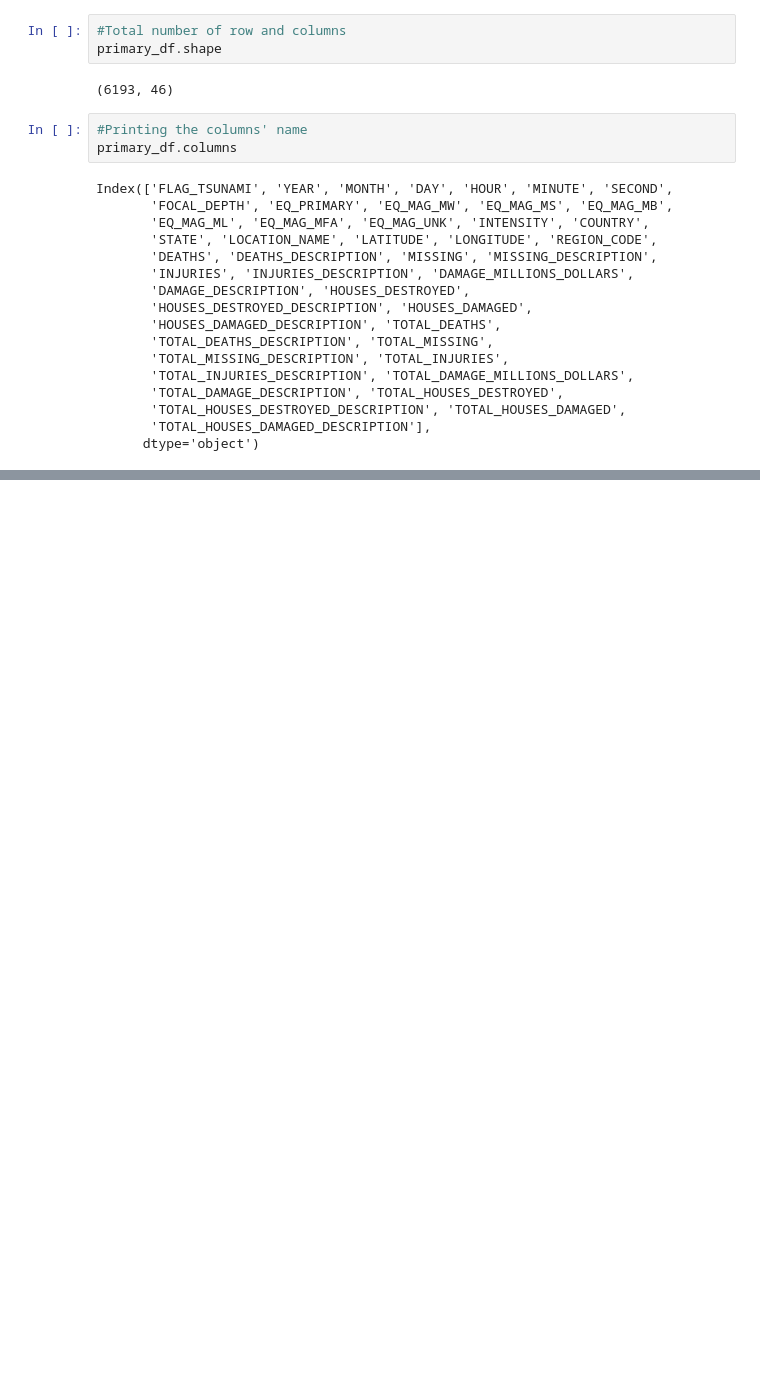
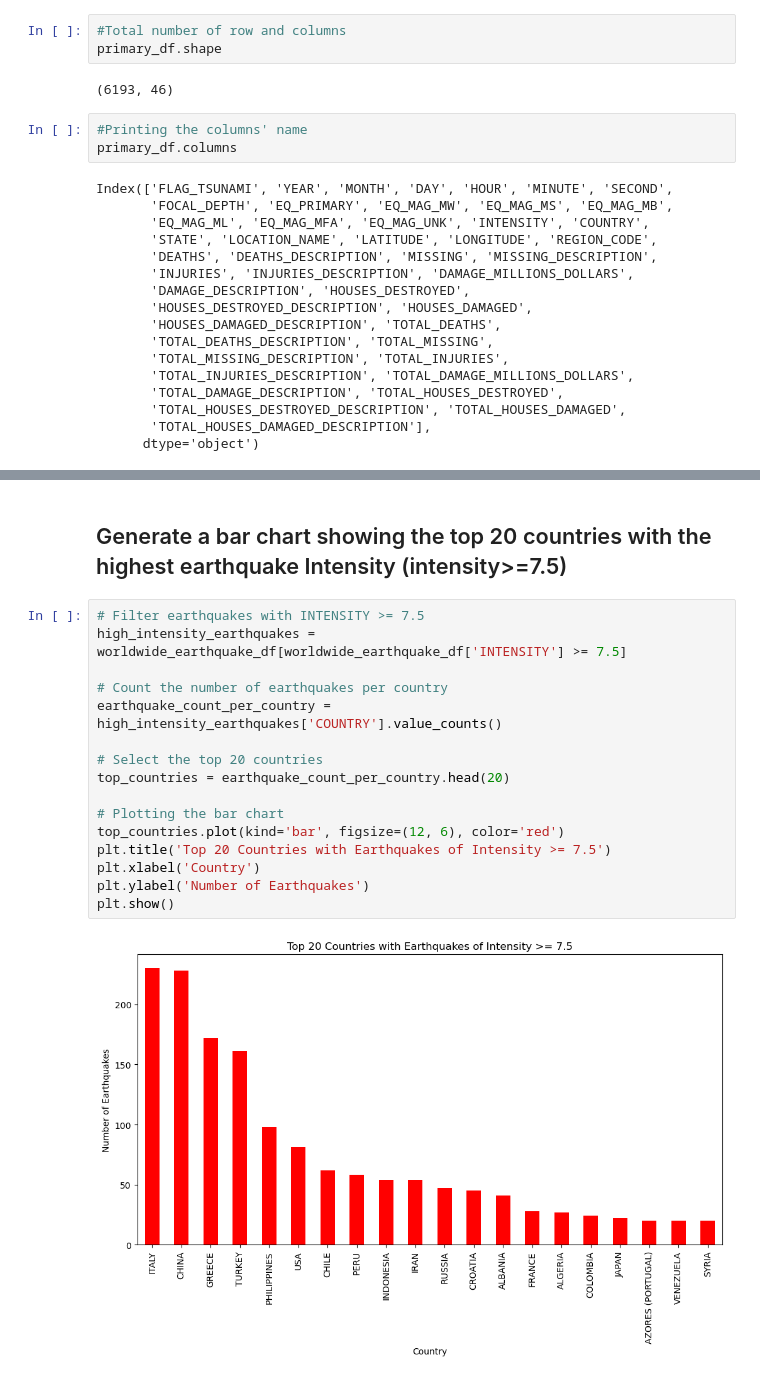
Before and after one commit to Shivabajelan/Global-Significant-Earthquake-Analysis, a Jupyter notebook: Worldwide_Earthquake.ipynb, the cells around one changed output, grey strips where cells are left out. Saved outputs shown, nothing was run; the diff lists cells and outputs as text; blank space fills up the shorter version.

```diff
--- a/Worldwide_Earthquake.ipynb
+++ b/Worldwide_Earthquake.ipynb
@@ -119,0 +138,20 @@ As it is presented in the head and the tail of the dataset the more resent the d
+# %% [markdown]
+## Generate a bar chart showing  the top 20 countries with the highest earthquake Intensity  (intensity>=7.5)
+# %%
+# Filter earthquakes with INTENSITY >= 7.5
+high_intensity_earthquakes = worldwide_earthquake_df[worldwide_earthquake_df['INTENSITY'] >= 7.5]
+
+# Count the number of earthquakes per country
+earthquake_count_per_country = high_intensity_earthquakes['COUNTRY'].value_counts()
+
+# Select the top 20 countries
+top_countries = earthquake_count_per_country.head(20)
+
+# Plotting the bar chart
+top_countries.plot(kind='bar', figsize=(12, 6), color='red')
+plt.title('Top 20 Countries with Earthquakes of Intensity >= 7.5')
+plt.xlabel('Country')
+plt.ylabel('Number of Earthquakes')
+plt.show()
+# %% [output]
+[figure, added]
```
Also changed, not shown: parts of 11 cells of this notebook, 1 other file.
